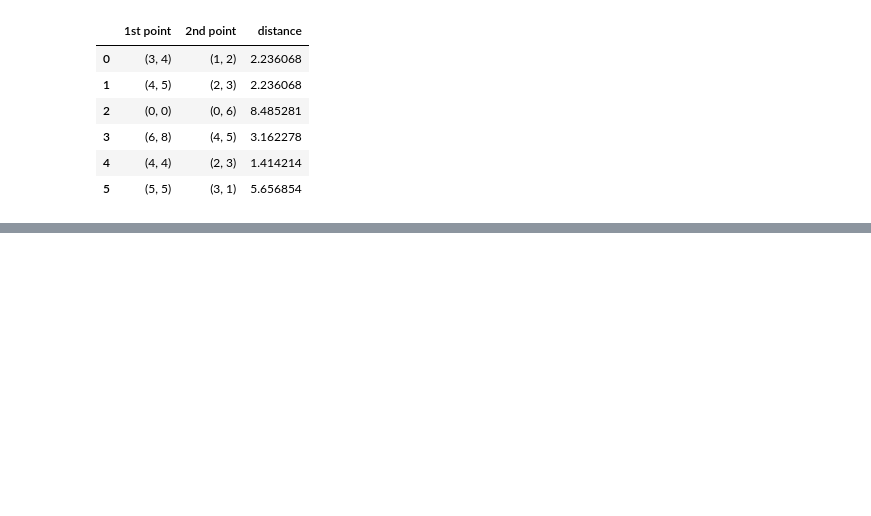
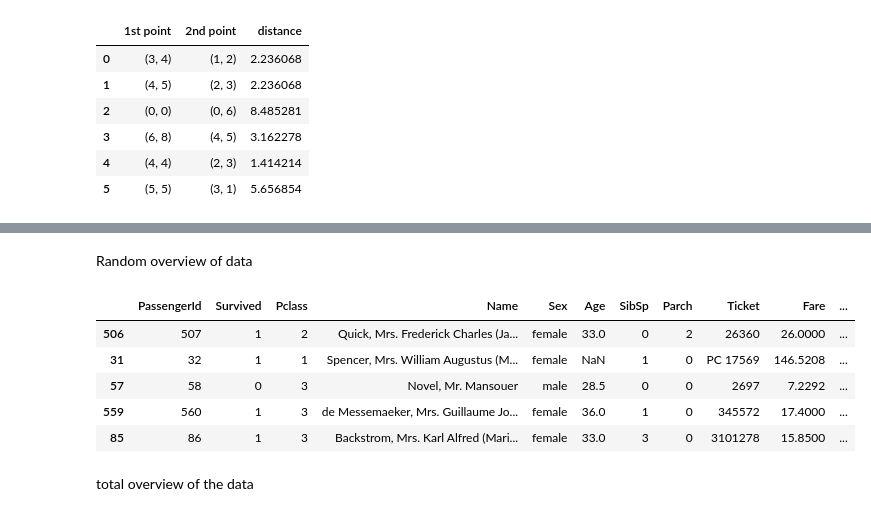
Before and after one commit to Jitudebnath/python, a Jupyter notebook: PANDAS/PandasNotebook.ipynb, the cells around one changed output, grey strips where cells are left out. Saved outputs shown, nothing was run; the diff lists cells and outputs as text; code cells hidden in the pictures; blank space fills up the shorter version.

```diff
--- a/PANDAS/PandasNotebook.ipynb
+++ b/PANDAS/PandasNotebook.ipynb
@@ -2011,0 +2035,13 @@ points_df
+# %% [markdown]
+Random overview of data
+# %%
+titanic.sample(5)
+# %% [output]
+|  | PassengerId | Survived | Pclass | Name | Sex | Age | SibSp | Parch | Ticket | Fare | ... |
+| 506 | 507 | 1 | 2 | Quick, Mrs. Frederick Charles (Ja... | female | 33.0 | 0 | 2 | 26360 | 26.0000 | ... |
+| 31 | 32 | 1 | 1 | Spencer, Mrs. William Augustus (M... | female | NaN | 1 | 0 | PC 17569 | 146.5208 | ... |
+| 57 | 58 | 0 | 3 | Novel, Mr. Mansouer | male | 28.5 | 0 | 0 | 2697 | 7.2292 | ... |
+| 559 | 560 | 1 | 3 | de Messemaeker, Mrs. Guillaume Jo... | female | 36.0 | 1 | 0 | 345572 | 17.4000 | ... |
+| 85 | 86 | 1 | 3 | Backstrom, Mrs. Karl Alfred (Mari... | female | 33.0 | 3 | 0 | 3101278 | 15.8500 | ... |
+# %% [markdown]
+total overview of the data
```
Also changed, not shown: parts of 15 cells of this notebook, 6 other files.
